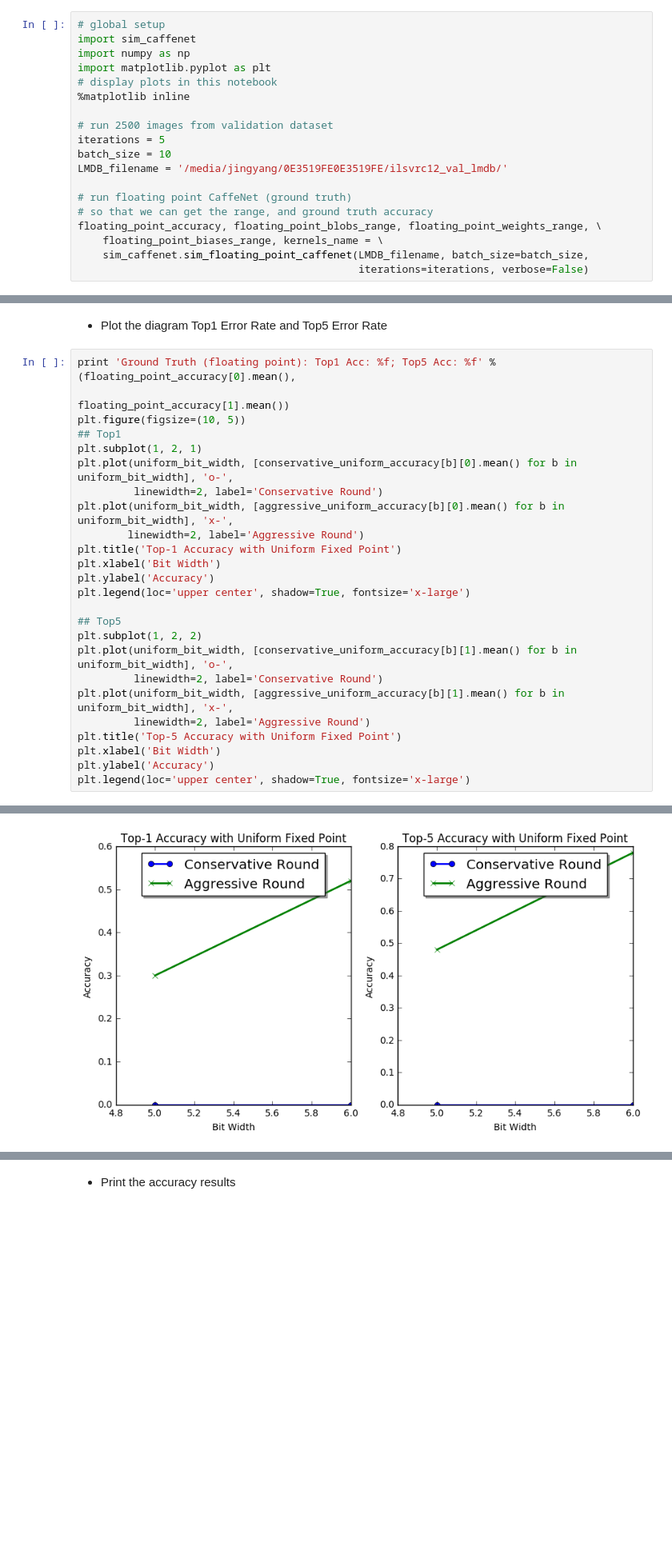
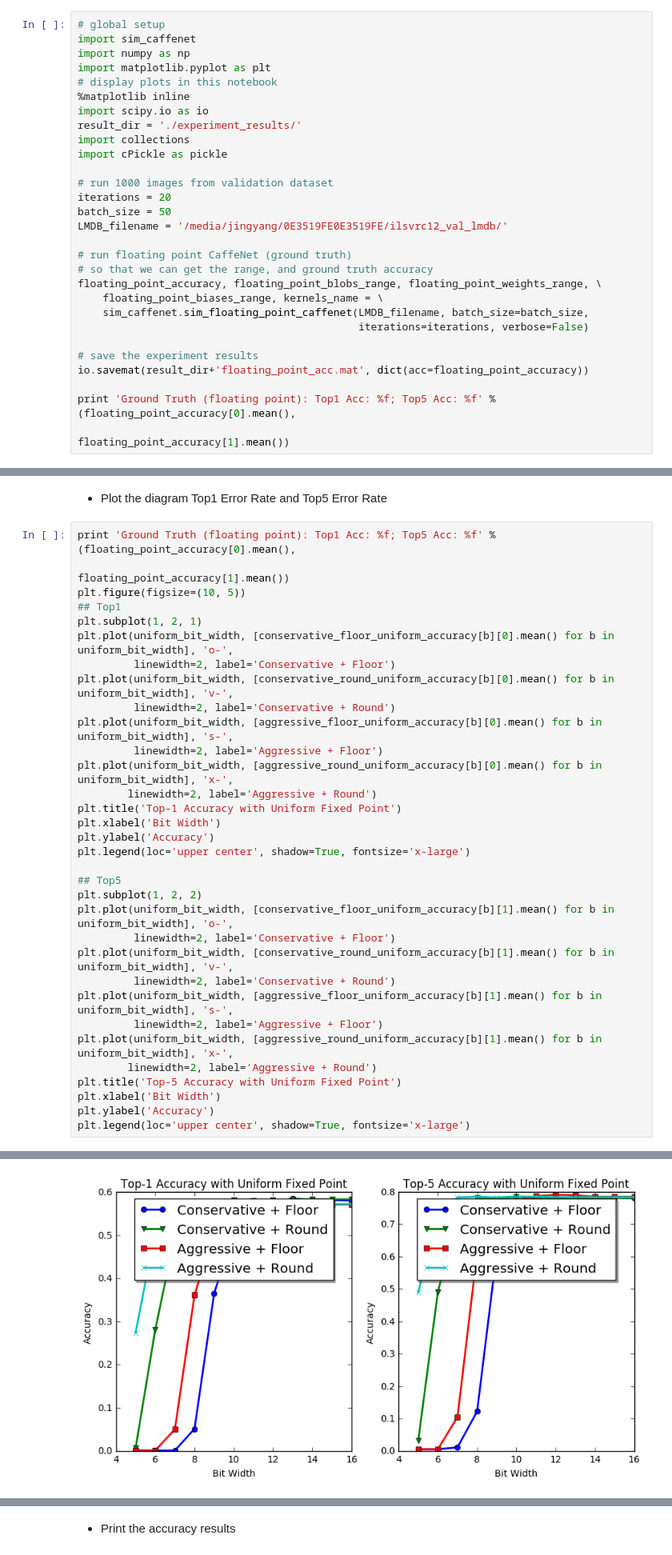
Before and after one commit to zhujingyang520/caffe-quantization, a Jupyter notebook: example/quantization_experiement.ipynb, the cells around one changed output, grey strips where cells are left out. Shown at 80% size. Cells and saved outputs as stored; diff of their text form; blank space fills up the shorter version.

```diff
--- a/example/quantization_experiement.ipynb
+++ b/example/quantization_experiement.ipynb
@@ -8,10 +8,14 @@ import numpy as np
 import matplotlib.pyplot as plt
 # display plots in this notebook
 %matplotlib inline
+import scipy.io as io
+result_dir = './experiment_results/'
+import collections
+import cPickle as pickle
 
-# run 2500 images from validation dataset
-iterations = 5
-batch_size = 10
+# run 1000 images from validation dataset
+iterations = 20
+batch_size = 50
 LMDB_filename = '/media/jingyang/0E3519FE0E3519FE/ilsvrc12_val_lmdb/'
 
 # run floating point CaffeNet (ground truth)
@@ -20,5 +24,11 @@ floating_point_accuracy, floating_point_blobs_range, floating_point_weights_rang
     floating_point_biases_range, kernels_name = \
     sim_caffenet.sim_floating_point_caffenet(LMDB_filename, batch_size=batch_size,
                                              iterations=iterations, verbose=False)
+
+# save the experiment results
+io.savemat(result_dir+'floating_point_acc.mat', dict(acc=floating_point_accuracy))
+
+print 'Ground Truth (floating point): Top1 Acc: %f; Top5 Acc: %f' % (floating_point_accuracy[0].mean(),
+                                                                    floating_point_accuracy[1].mean())
 # %% [output]
 Floating point CaffNet starts inference...
@@ -78,10 +137,14 @@ print 'Ground Truth (floating point): Top1 Acc: %f; Top5 Acc: %f' % (floating_po
 plt.figure(figsize=(10, 5))
 ## Top1
 plt.subplot(1, 2, 1)
-plt.plot(uniform_bit_width, [conservative_uniform_accuracy[b][0].mean() for b in uniform_bit_width], 'o-',
-         linewidth=2, label='Conservative Round')
-plt.plot(uniform_bit_width, [aggressive_uniform_accuracy[b][0].mean() for b in uniform_bit_width], 'x-',
-        linewidth=2, label='Aggressive Round')
+plt.plot(uniform_bit_width, [conservative_floor_uniform_accuracy[b][0].mean() for b in uniform_bit_width], 'o-',
+         linewidth=2, label='Conservative + Floor')
+plt.plot(uniform_bit_width, [conservative_round_uniform_accuracy[b][0].mean() for b in uniform_bit_width], 'v-',
+         linewidth=2, label='Conservative + Round')
+plt.plot(uniform_bit_width, [aggressive_floor_uniform_accuracy[b][0].mean() for b in uniform_bit_width], 's-',
+         linewidth=2, label='Aggressive + Floor')
+plt.plot(uniform_bit_width, [aggressive_round_uniform_accuracy[b][0].mean() for b in uniform_bit_width], 'x-',
+        linewidth=2, label='Aggressive + Round')
 plt.title('Top-1 Accuracy with Uniform Fixed Point')
 plt.xlabel('Bit Width')
 plt.ylabel('Accuracy')
@@ -89,10 +152,14 @@ plt.legend(loc='upper center', shadow=True, fontsize='x-large')
 
 ## Top5
 plt.subplot(1, 2, 2)
-plt.plot(uniform_bit_width, [conservative_uniform_accuracy[b][1].mean() for b in uniform_bit_width], 'o-',
-         linewidth=2, label='Conservative Round')
-plt.plot(uniform_bit_width, [aggressive_uniform_accuracy[b][1].mean() for b in uniform_bit_width], 'x-',
-         linewidth=2, label='Aggressive Round')
+plt.plot(uniform_bit_width, [conservative_floor_uniform_accuracy[b][1].mean() for b in uniform_bit_width], 'o-',
+         linewidth=2, label='Conservative + Floor')
+plt.plot(uniform_bit_width, [conservative_round_uniform_accuracy[b][1].mean() for b in uniform_bit_width], 'v-',
+         linewidth=2, label='Conservative + Round')
+plt.plot(uniform_bit_width, [aggressive_floor_uniform_accuracy[b][1].mean() for b in uniform_bit_width], 's-',
+         linewidth=2, label='Aggressive + Floor')
+plt.plot(uniform_bit_width, [aggressive_round_uniform_accuracy[b][1].mean() for b in uniform_bit_width], 'x-',
+        linewidth=2, label='Aggressive + Round')
 plt.title('Top-5 Accuracy with Uniform Fixed Point')
 plt.xlabel('Bit Width')
 plt.ylabel('Accuracy')
@@ -102,5 +169,5 @@ Ground Truth (floating point): Top1 Acc: 0.660000; Top5 Acc: 0.780000
 <matplotlib.legend.Legend at 0x...>
-[figure, old version]
+[figure, new version]
 # %% [markdown]
 ## 2. Explore the weights and biases quantization impact
 The kernels (weights and biases) affect the final storage on the chip.
```
Also changed, not shown: parts of 8 cells of this notebook, 1 other file.
